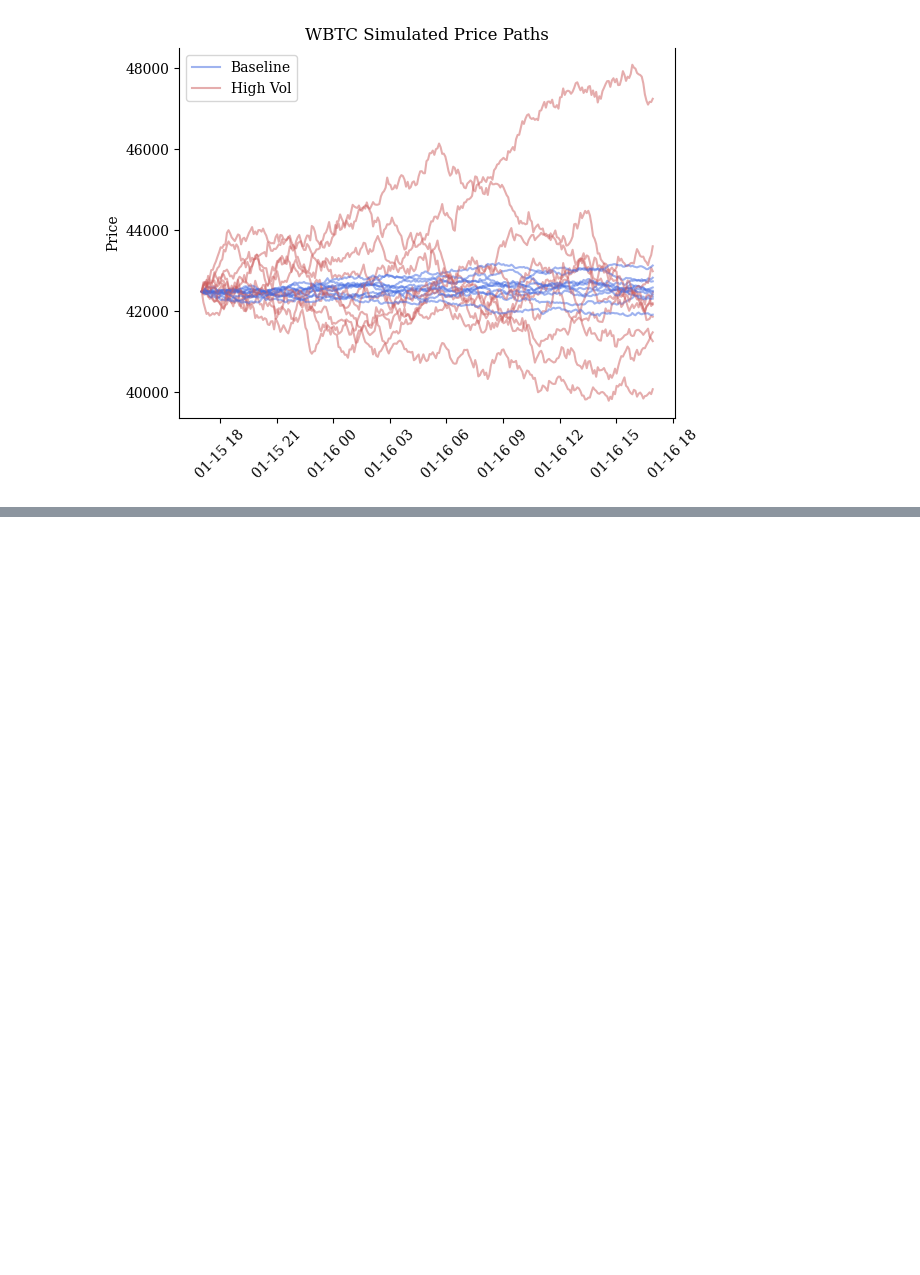
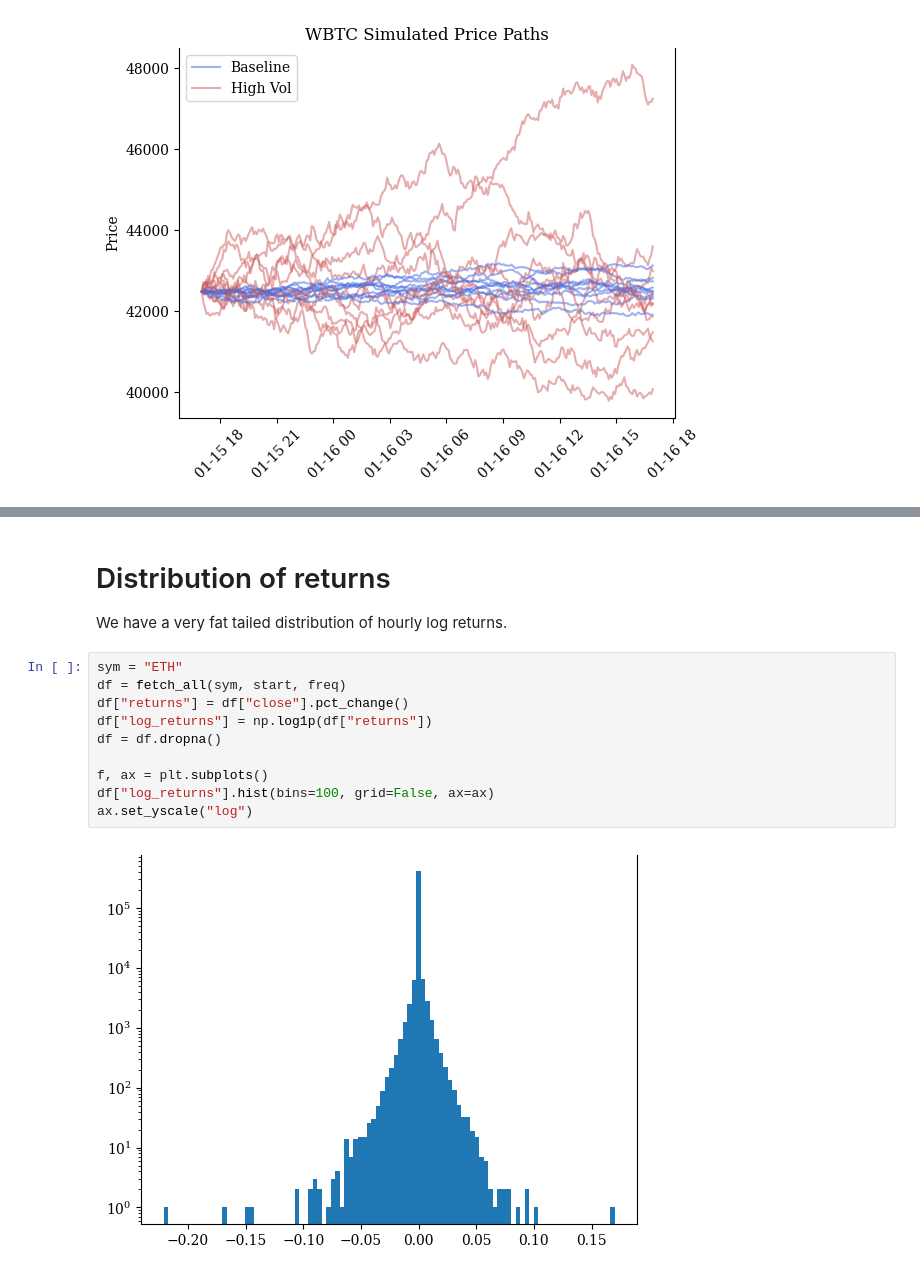
Before and after one commit to xenophonlabs/crvUSDrisk, a Jupyter notebook: notebooks/demo_prices.ipynb, the cells around one changed output, grey strips where cells are left out. Cells and saved outputs as stored; diff of their text form; blank space fills up the shorter version.

```diff
--- a/notebooks/demo_prices.ipynb
+++ b/notebooks/demo_prices.ipynb
@@ -265,0 +358,16 @@ plt.title("Jump Diffusion Process")
+# %% [markdown]
+# Distribution of returns
+
+We have a very fat tailed distribution of hourly log returns.
+# %%
+sym = "ETH"
+df = fetch_all(sym, start, freq)
+df["returns"] = df["close"].pct_change()
+df["log_returns"] = np.log1p(df["returns"])
+df = df.dropna()
+
+f, ax = plt.subplots()
+df["log_returns"].hist(bins=100, grid=False, ax=ax)
+ax.set_yscale("log")
+# %% [output]
+[figure, added]
```
Also changed, not shown: parts of 11 cells of this notebook, 5 other files.
